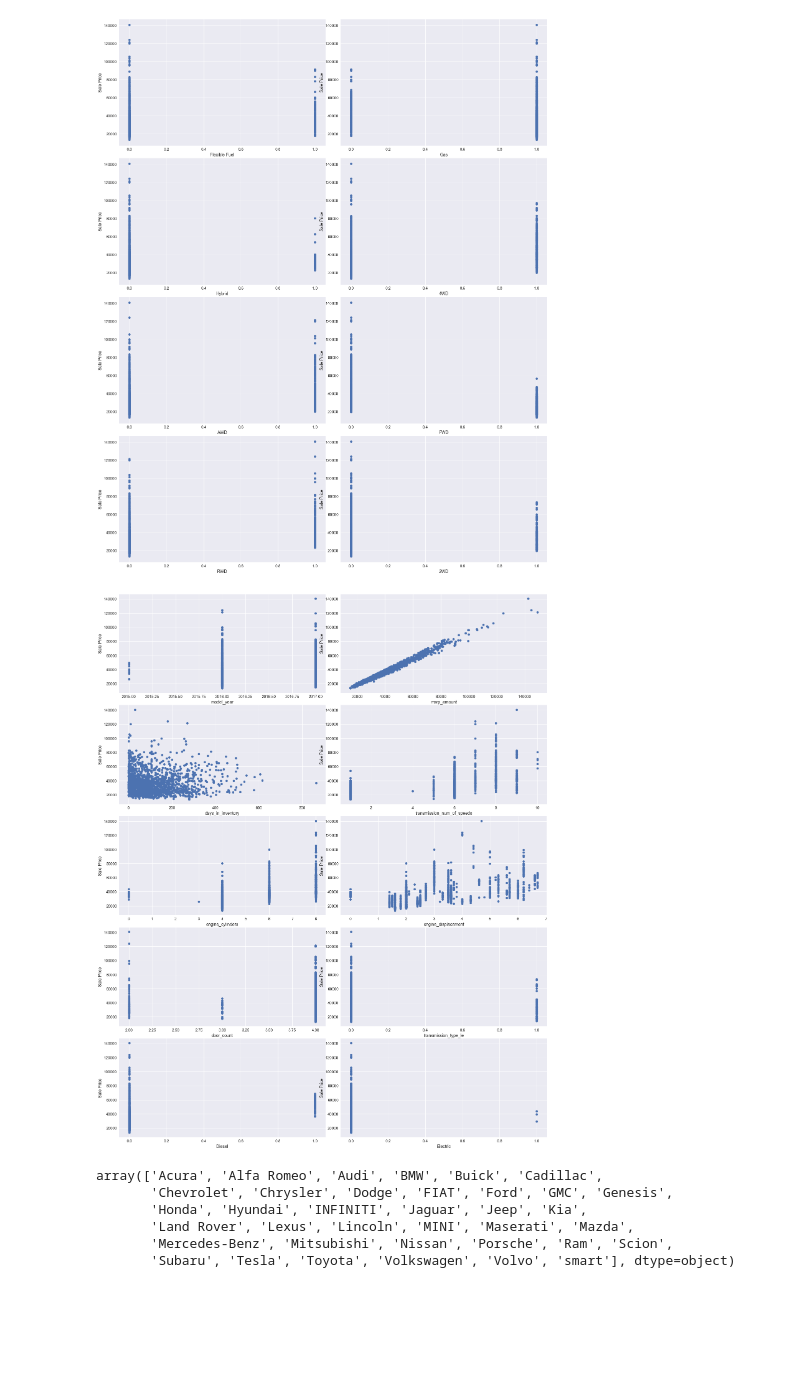
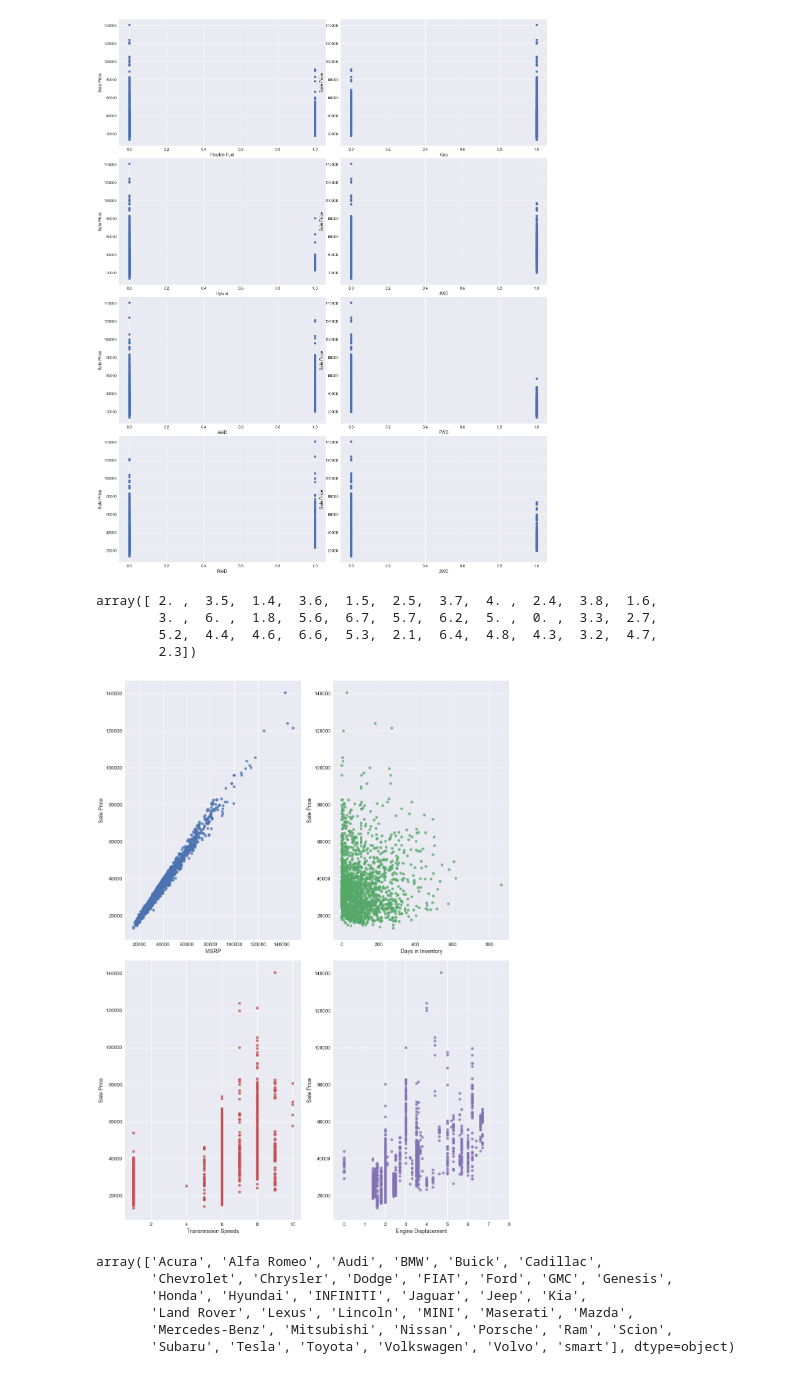
Before and after one commit to chaosem/Data-Science-Career-Track, a Jupyter notebook: Capstone Project/Predicting Vehicle Sale Price.ipynb, the cells around one changed output. Cells and saved outputs as stored; diff of their text form; code cells hidden in the pictures; blank space fills up the shorter version.

```diff
--- a/Capstone Project/Predicting Vehicle Sale Price.ipynb
+++ b/Capstone Project/Predicting Vehicle Sale Price.ipynb
@@ -276,3 +282,10 @@ plt.ylabel('Freq')
 plt.title('Sale Price');
 # %% [output]
 [figure]
+# %%
+plot_columns_2 = ['model_year','Flexible Fuel', 'Gas', 'Hybrid','Diesel', 'Electric',
+                  '4WD', 'AWD', 'FWD', 'RWD', '2WD','engine_cylinders',
+                  'door_count', 'transmission_type_le']
+col_names = ['Model Year', 'Flexible Fuel', 'Gas', 'Hybrid', 'Diesel', 'Electric',
+            '4WD', 'AWD', 'FWD', 'RWD', '2WD','Engine Cylinders',
+                  'Door Count', 'Transmission Type']
@@ -279,36 +324,52 @@ plt.title('Sale Price');
 # %%
-plot_columns_2 = ['Flexible Fuel', 'Gas', 'Hybrid',
-                  '4WD', 'AWD', 'FWD', 'RWD', '2WD']
+plot_columns_2 = ['model_year','Flexible Fuel', 'Gas', 'Hybrid',
+                  '4WD', 'AWD', 'FWD', 'RWD', '2WD','engine_cylinders',
+                  'door_count', 'transmission_type_le', 'Diesel', 'Electric']
 
 fig, ax = plt.subplots(4, 2, figsize=(20,25))
 plt.tight_layout()
 z = 0
 for i in range(4):
     for j in range(2):
-        _ = ax[i][j].scatter(df[plot_columns_2[z]], df.sale_price_amount)
-        _1 = ax[i][j].set(xlabel=plot_columns_2[z], ylabel='Sale Price')
+#         _ = ax[i][j].scatter(df[plot_columns_2[z]], df.sale_price_amount)
+#         _1 = ax[i][j].set(xlabel=plot_columns_2[z], ylabel='Sale Price')
         z += 1
 # %% [output]
 [figure]
+# %%
+df.engine_displacement.unique()
+# %% [output]
+array([ 2. ,  3.5,  1.4,  3.6,  1.5,  2.5,  3.7,  4. ,  2.4,  3.8,  1.6,
+        3. ,  6. ,  1.8,  5.6,  6.7,  5.7,  6.2,  5. ,  0. ,  3.3,  2.7,
+        5.2,  4.4,  4.6,  6.6,  5.3,  2.1,  6.4,  4.8,  4.3,  3.2,  4.7,
+        2.3])
 # %%
 # plot_columns = ['model_year', 'msrp_amount', 'days_in_inventory',
 #                 'transmission_num_of_speeds', 'engine_cylinders', 'engine_displacement',
 #                 'door_count', 'transmission_type_le', 'Diesel', 'Electric', 'Flexible Fuel',
 #                'Gas', 'Hybrid', '4WD', 'AWD', 'FWD', 'RWD', '2WD']
-plot_columns_1 = ['model_year', 'msrp_amount', 'days_in_inventory',
-                'transmission_num_of_speeds', 'engine_cylinders', 'engine_displacement',
-                  'door_count', 'transmission_type_le', 'Diesel', 'Electric']
+plot_columns_1 = ['msrp_amount', 'days_in_inventory',
+                'transmission_num_of_speeds', 'engine_displacement']
+plot_xlabels = ['MSRP', 'Days in Inventory', 'Transmission Speeds',
+               'Engine Displacement']
 
-fig, ax = plt.subplots(5, 2, figsize=(20,25))
-plt.tight_layout()
+fig, ax = plt.subplots(2, 2, figsize=(15,20))
 z = 0
-for i in range(5):
+for i in range(2):
     for j in range(2):
-        _ = ax[i][j].scatter(df[plot_columns_1[z]], df.sale_price_amount)
-        _1 = ax[i][j].set(xlabel=plot_columns_1[z], ylabel='Sale Price')
+        _ = sns.regplot(x=df[plot_columns_1[z]], y=df.sale_price_amount,
+                       data=df,
+                       ax=ax[i][j],
+                       fit_reg=False)
+        _.set(xlabel=plot_xlabels[z], ylabel='Sale Price')
+        if plot_columns_1[z] == 'engine_displacement':
+            _.set(xlim=[-0.5, 8])
+#         _ = ax[i][j].scatter(df[plot_columns_1[z]], df.sale_price_amount)
+#         _1 = ax[i][j].set(xlabel=plot_columns_1[z], ylabel='Sale Price')
         z += 1
+plt.tight_layout();
 # %% [output]
-[figure, old version]
+[figure, new version]
 # %%
 df = df.loc[df.segment != "Exotic", :]
 # %%
```
Also changed, not shown: parts of 4 cells of this notebook, 10 other files.
